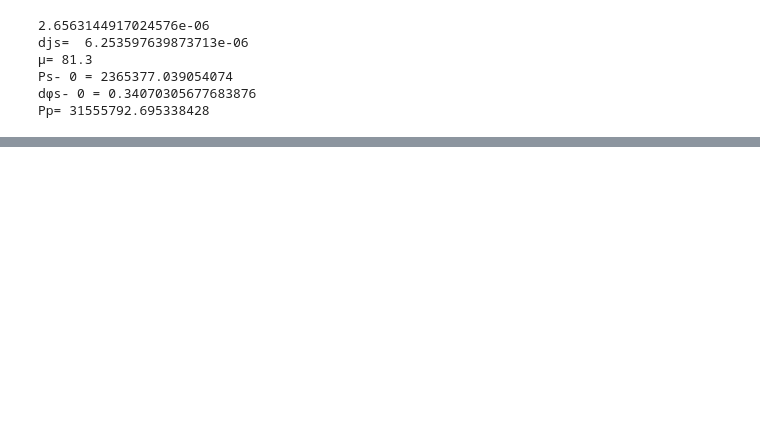
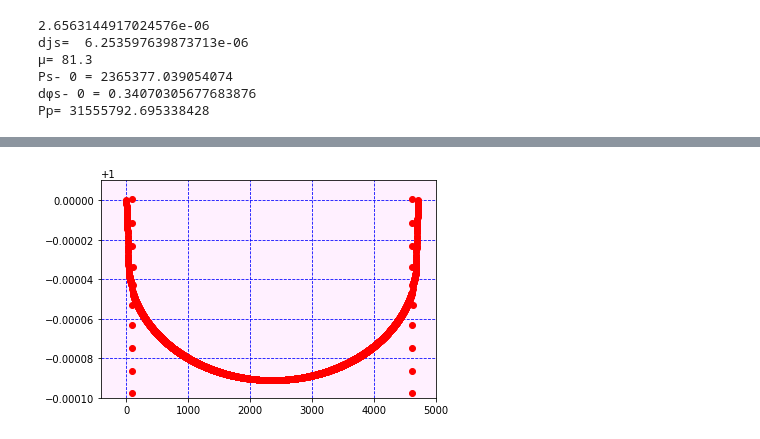
Before and after one commit to Rtut654/AstroProblems, a Jupyter notebook: SputnikMoment.ipynb, the cells around one changed output, grey strips where cells are left out. Cells and saved outputs as stored; diff of their text form; code cells hidden in the pictures; blank space fills up the shorter version.

```diff
--- a/SputnikMoment.ipynb
+++ b/SputnikMoment.ipynb
@@ -51,7 +51,7 @@ Rsat[0]=1738# {Радиус спутника-1 в км}
 Rsat[1]=1225# {Радиус спутника-2 в км}
 Rsat[2]=1950#
 Alb=0.3#
-s=10# {Число транзитов системы спутники-планета}
+s=1# {Число транзитов системы спутники-планета}
 tint=2000# {Время усреднения яркости до/после затмения в сек}
 delJ=0.000007#{Погрешность измения яркости, случайная добавка принимает значения от delJ до +delJ, всегда равна нулю при delt=0}
 delt=6# {Погрешность изменения времени транзита, принимает значения от -delt до +delt, в сек}
@@ -79,9 +79,9 @@ w1 = s
 T=70000
 t1s = [[0 for x in range(m)] for y in range(w1)]
 t2s = [[0 for x in range(m)] for y in range(w1)]
-te1s = [[0 for x in range(-T,T)] for y in range(w1)]
-te2s= [[0 for x in range(-T,T)] for y in range(w1)]
-Jo= [[0 for x in range(-T,T)] for y in range(w1)]
+te1s = [[0 for x in range(int(-T/10),int(T/10))] for y in range(w1)]
+te2s= [[0 for x in range(int(-T/10),int(T/10))] for y in range(w1)]
+Jo= [[0 for x in range(int(-T/10),int(T/10))] for y in range(w1)]
 Xpprev=0
 Xplnprev=0
 # %%
@@ -270,0 +276,10 @@ print(t2s)
+# %%
+curve=[]
+index=[]
+k=0
+for i in range(-7000,7000):
+    if Jo[0][i]!=1:
+        curve.append(Jo[0][i])
+        index.append(k)
+        k=k+1
+        print('i=',i*10,Jo[0][i])
@@ -270,0 +304,22 @@ print(t2s)
+# %%
+import matplotlib.pyplot as plt
+
+from os import path
+import matplotlib.backends.backend_pdf
+import matplotlib.dates as mdates
+
+
+
+f=plt.figure()
+plt.gca().set_xlim([-400,5000])
+plt.gca().set_ylim([0.9999,1.00001])
+# plt.gca().xaxis.set_major_locator(mdates.DayLocator(interval=10000))
+
+ax = plt.gca()
+ax.set_facecolor((1.0, 0.94, 1))
+plt.plot(index,curve,'ro')
+
+plt.grid(True,color='blue',linestyle="--")
+plt.show()
+# %% [output]
+[figure, added]
```
Also changed, not shown: parts of 10 cells of this notebook.
